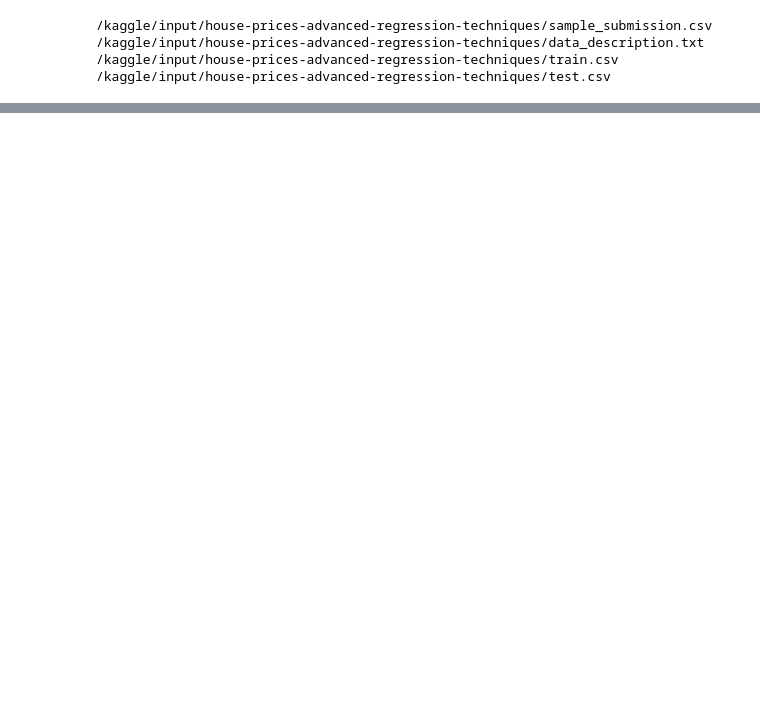
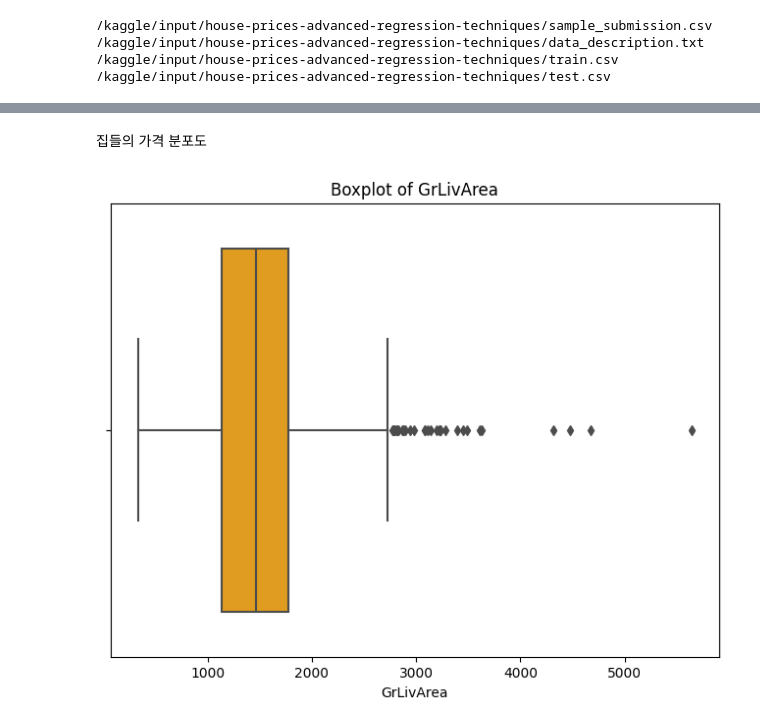
Before and after one commit to lesserpanda1225/Kaggle, a Jupyter notebook: house-price.ipynb, the cells around one changed output, grey strips where cells are left out. Drawn from its saved outputs; the diff is of its cells as text; code cells hidden in the pictures; blank space fills up the shorter version.

```diff
--- a/house-price.ipynb
+++ b/house-price.ipynb
@@ -63,0 +111,10 @@ X_train[numerical_cols] = numerical_
+# %% [markdown]
+집들의 가격 분포도
+# %%
+plt.figure(figsize=(8, 6))
+sns.boxplot(x=train_data['GrLivArea'], color='orange')
+plt.title("Boxplot of GrLivArea")
+plt.xlabel("GrLivArea")
+plt.show()
+# %% [output]
+[figure, added]
```
Also changed, not shown: parts of 42 cells of this notebook.
